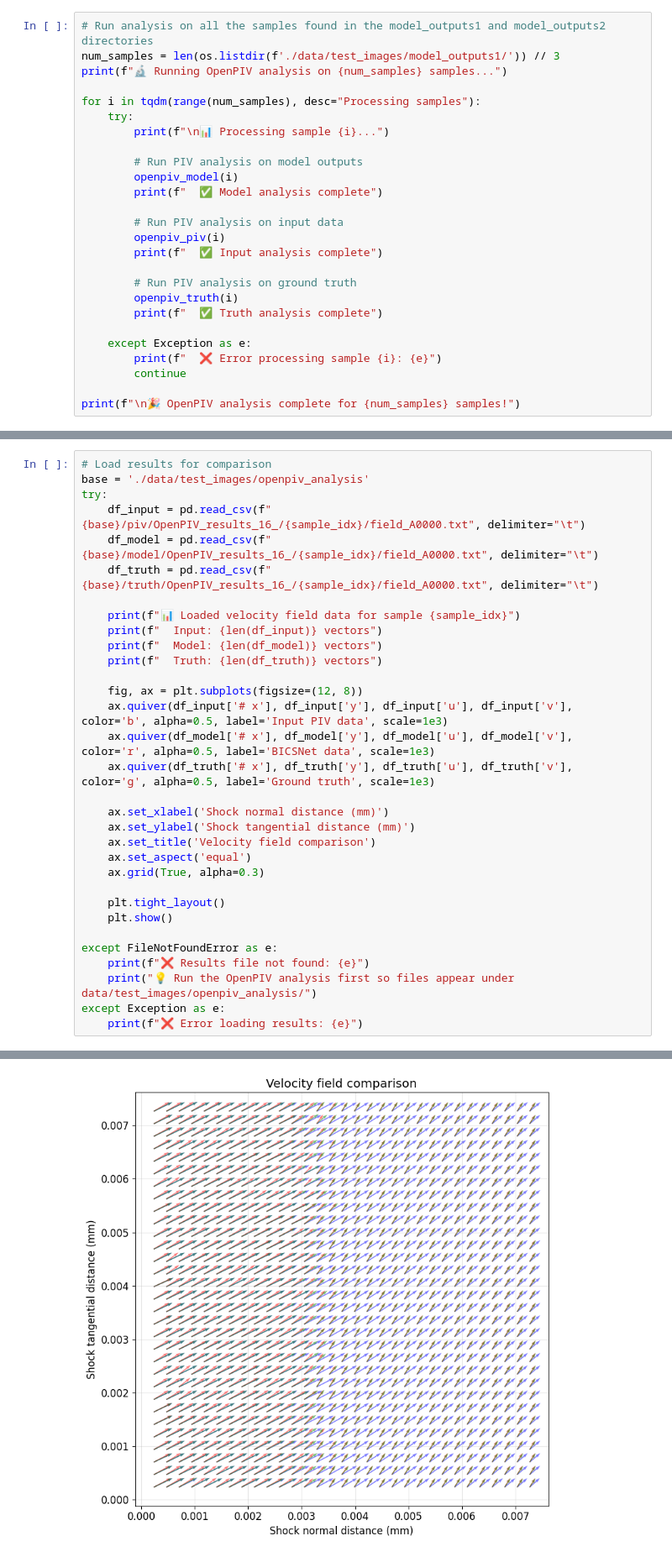
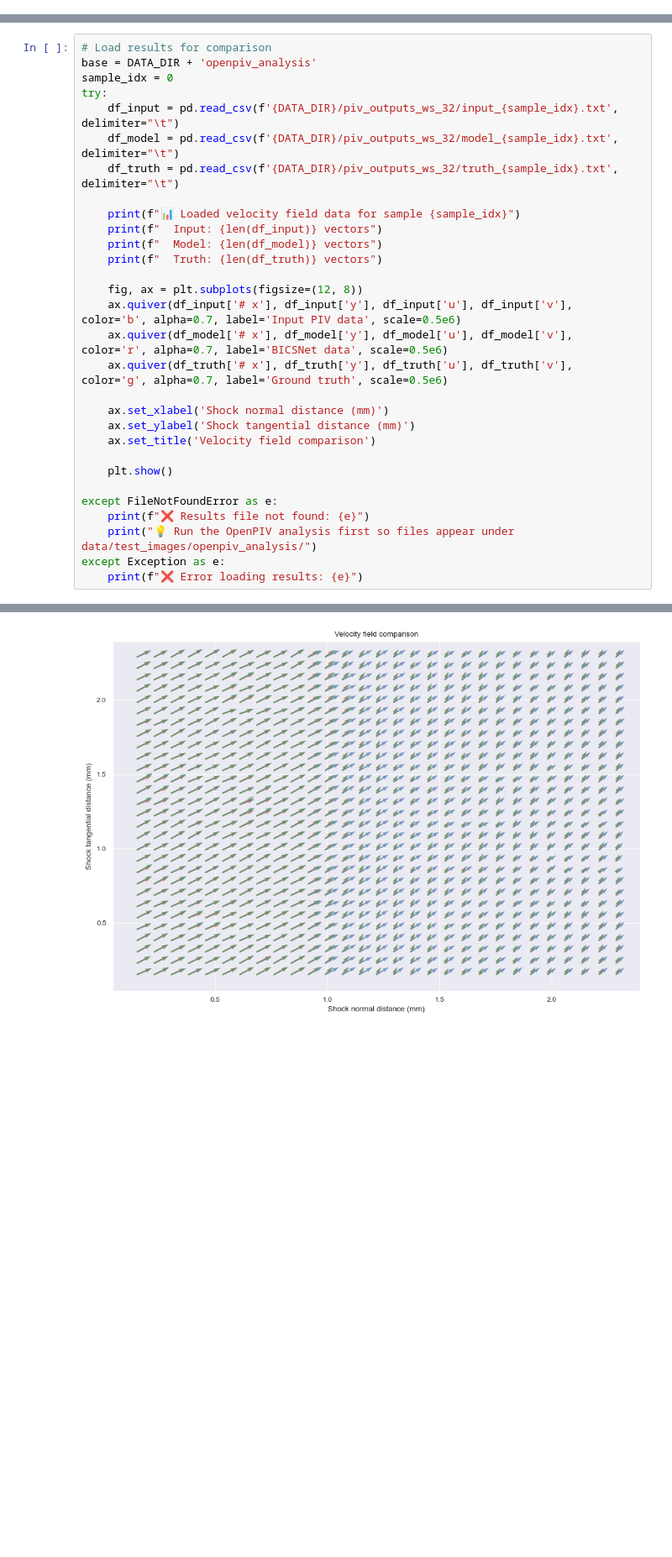
Before and after one commit to kalagotla/BICSNet-PIV, a Jupyter notebook: analysis.ipynb, the cells around one changed output, grey strips where cells are left out. Shown at 84% size. Drawn from its saved outputs; the diff is of its cells as text; blank space fills up the shorter version.

Commit message:
Updated analysis to reflect HPC openPIV windowing

```diff
--- a/analysis.ipynb
+++ b/analysis.ipynb
@@ -329,29 +345,3 @@ from openpiv_analysis import openpiv_model, openpiv_piv, openpiv_truth
 ## 4. Run OpenPIV Analysis
 
 Execute PIV analysis on a subset of data for demonstration.
-# %%
-# Run analysis on all the samples found in the model_outputs1 and model_outputs2 directories
-num_samples = len(os.listdir(f'./data/test_images/model_outputs1/')) // 3
-print(f"🔬 Running OpenPIV analysis on {num_samples} samples...")
-
-for i in tqdm(range(num_samples), desc="Processing samples"):
-    try:
-        print(f"\n📊 Processing sample {i}...")
-
-        # Run PIV analysis on model outputs
-        openpiv_model(i)
-        print(f"  ✅ Model analysis complete")
-
-        # Run PIV analysis on input data
-        openpiv_piv(i)
-        print(f"  ✅ Input analysis complete")
-
-        # Run PIV analysis on ground truth
-        openpiv_truth(i)
-        print(f"  ✅ Truth analysis complete")
-
-    except Exception as e:
-        print(f"  ❌ Error processing sample {i}: {e}")
-        continue
-
-print(f"\n🎉 OpenPIV analysis complete for {num_samples} samples!")
@@ -393,11 +398,12 @@ Image Pair 1
 Load and compare velocity fields from PIV, BICSNet, and ground truth.
 # %%
 # Load results for comparison
-base = './data/test_images/openpiv_analysis'
+base = DATA_DIR + 'openpiv_analysis'
+sample_idx = 0
 try:
-    df_input = pd.read_csv(f"{base}/piv/OpenPIV_results_16_/{sample_idx}/field_A0000.txt", delimiter="\t")
-    df_model = pd.read_csv(f"{base}/model/OpenPIV_results_16_/{sample_idx}/field_A0000.txt", delimiter="\t")
-    df_truth = pd.read_csv(f"{base}/truth/OpenPIV_results_16_/{sample_idx}/field_A0000.txt", delimiter="\t")
+    df_input = pd.read_csv(f'{DATA_DIR}/piv_outputs_ws_32/input_{sample_idx}.txt', delimiter="\t")
+    df_model = pd.read_csv(f'{DATA_DIR}/piv_outputs_ws_32/model_{sample_idx}.txt', delimiter="\t")
+    df_truth = pd.read_csv(f'{DATA_DIR}/piv_outputs_ws_32/truth_{sample_idx}.txt', delimiter="\t")
 
     print(f"📊 Loaded velocity field data for sample {sample_idx}")
     print(f"  Input: {len(df_input)} vectors")
@@ -405,17 +411,14 @@ try:
     print(f"  Truth: {len(df_truth)} vectors")
 
     fig, ax = plt.subplots(figsize=(12, 8))
-    ax.quiver(df_input['# x'], df_input['y'], df_input['u'], df_input['v'], color='b', alpha=0.5, label='Input PIV data', scale=1e3)
-    ax.quiver(df_model['# x'], df_model['y'], df_model['u'], df_model['v'], color='r', alpha=0.5, label='BICSNet data', scale=1e3)
-    ax.quiver(df_truth['# x'], df_truth['y'], df_truth['u'], df_truth['v'], color='g', alpha=0.5, label='Ground truth', scale=1e3)
+    ax.quiver(df_input['# x'], df_input['y'], df_input['u'], df_input['v'], color='b', alpha=0.7, label='Input PIV data', scale=0.5e6)
+    ax.quiver(df_model['# x'], df_model['y'], df_model['u'], df_model['v'], color='r', alpha=0.7, label='BICSNet data', scale=0.5e6)
+    ax.quiver(df_truth['# x'], df_truth['y'], df_truth['u'], df_truth['v'], color='g', alpha=0.7, label='Ground truth', scale=0.5e6)
 
     ax.set_xlabel('Shock normal distance (mm)')
     ax.set_ylabel('Shock tangential distance (mm)')
     ax.set_title('Velocity field comparison')
-    ax.set_aspect('equal')
-    ax.grid(True, alpha=0.3)
 
-    plt.tight_layout()
     plt.show()
 
 except FileNotFoundError as e:
@@ -431,4 +434,4 @@ except Exception as e:
-[figure, old version]
+[figure, new version]
 # %% [markdown]
 <a id="sec-line-plots"></a>
 ## 6. Line Plot Analysis
```
Also changed, not shown: parts of 13 cells of this notebook.
